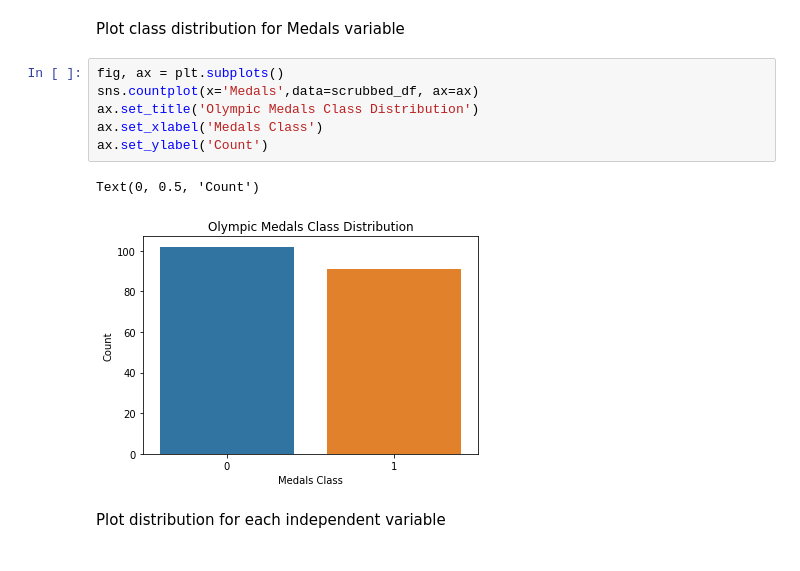
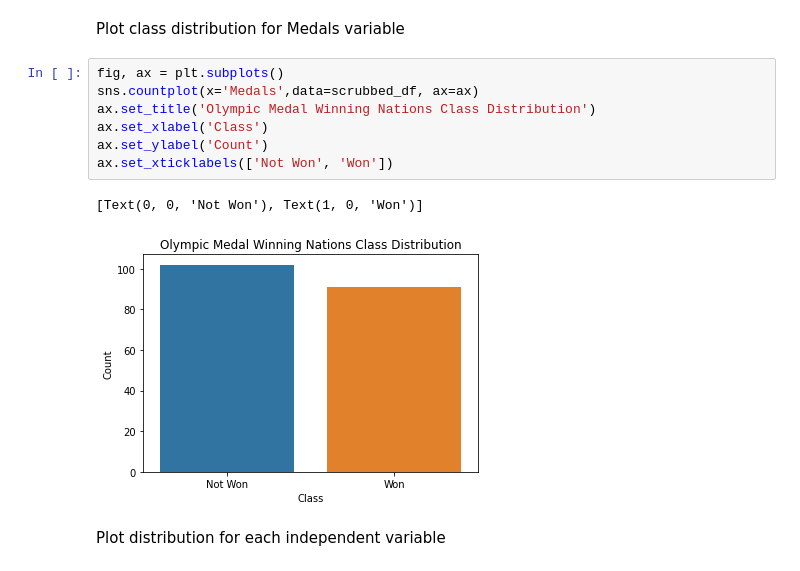
Before and after one commit to blantj/olympic_medal_classification, a Jupyter notebook: Modeling.ipynb, the cells around one changed output. Saved outputs shown, nothing was run; the diff lists cells and outputs as text.

```diff
--- a/Modeling.ipynb
+++ b/Modeling.ipynb
@@ -363,12 +368,13 @@ Plot class distribution for Medals variable
 # %%
 fig, ax = plt.subplots()
 sns.countplot(x='Medals',data=scrubbed_df, ax=ax)
-ax.set_title('Olympic Medals Class Distribution')
-ax.set_xlabel('Medals Class')
+ax.set_title('Olympic Medal Winning Nations Class Distribution')
+ax.set_xlabel('Class')
 ax.set_ylabel('Count')
+ax.set_xticklabels(['Not Won', 'Won'])
 # %% [output]
-Text(0, 0.5, 'Count')
+[Text(0, 0, 'Not Won'), Text(1, 0, 'Won')]
-[figure, old version]
+[figure, new version]
 # %% [markdown]
 Plot distribution for each independent variable
 # %%
```
Also changed, not shown: parts of 29 cells of this notebook, 9 other files.
